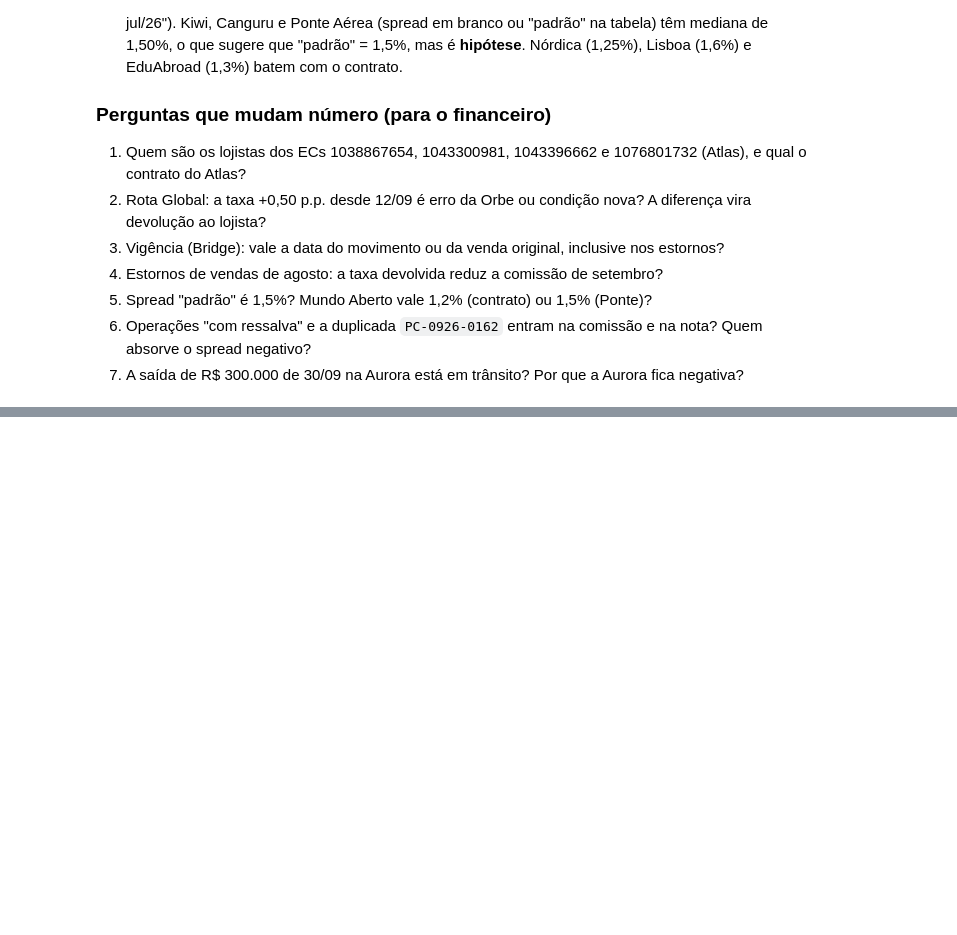
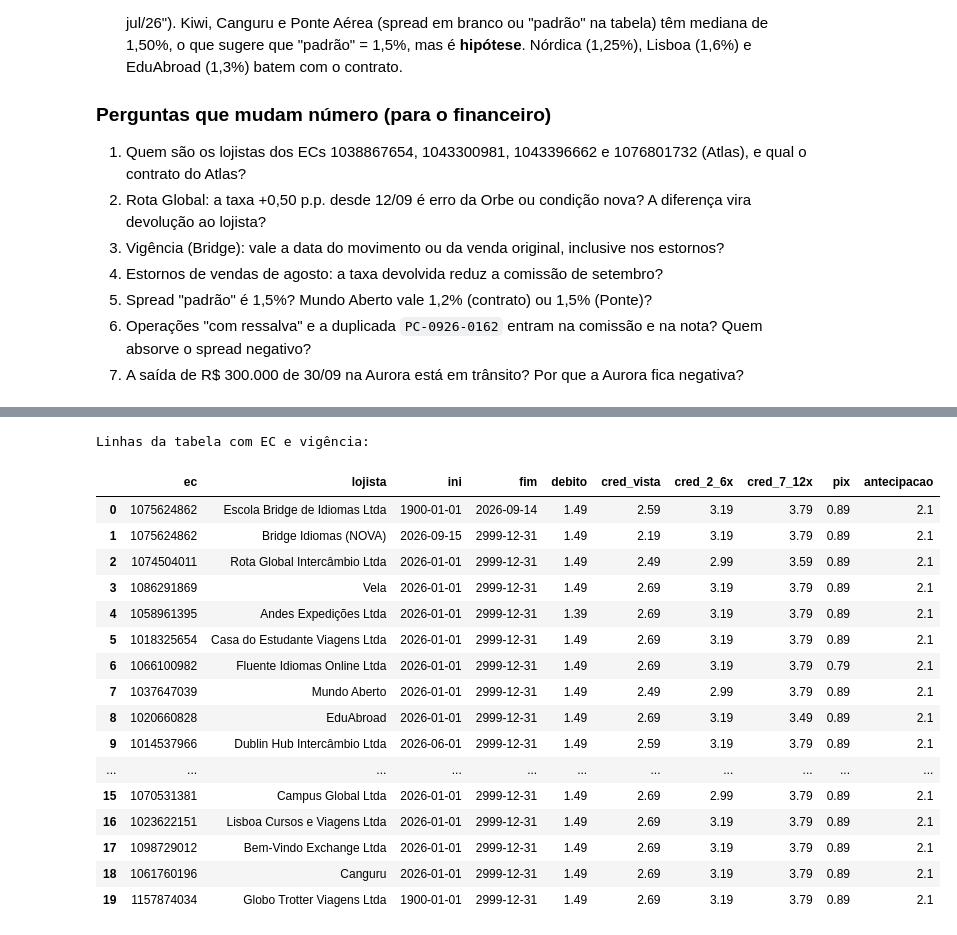
Before and after one commit to matos01pedro26-lab/hackaton_barte, a Jupyter notebook: exploracao_inicial.ipynb, the cells around one changed output, grey strips where cells are left out. Saved outputs shown, nothing was run; the diff lists cells and outputs as text; code cells hidden in the pictures; blank space fills up the shorter version.

```diff
--- a/exploracao_inicial.ipynb
+++ b/exploracao_inicial.ipynb
@@ -1318,0 +1329,41 @@ Resumo do que as células acima mostraram com o data pack de setembro/2026. Cada
+# %%
+def parse_vig(s):
+    s = str(s or "").strip()
+    datas = re.findall(r"\d{2}/\d{2}/\d{4}", s)
+    if not datas:
+        return pd.Timestamp("1900-01-01"), pd.Timestamp("2999-12-31")
+    dt = pd.to_datetime(datas[0], format="%d/%m/%Y")
+    if s.lower().startswith("até"):
+        return pd.Timestamp("1900-01-01"), dt
+    return dt, pd.Timestamp("2999-12-31")
+
+cols_v2 = {"debito": "debito", "credito_a_vista": "cred_vista", "credito_2_6x": "cred_2_6x",
+           "credito_7_12x": "cred_7_12x", "pix": "pix", "antecipacao": "antecipacao"}
+linhas_t = []
+for _, r in tx[tx.ec.notna()].iterrows():
+    ini, fim = parse_vig(r.vigencia)
+    reg = {"ec": str(r.ec), "lojista": r.lojista, "ini": ini, "fim": fim}
+    reg.update({c: pct(r[c]) for c in cols_v2.values()})
+    linhas_t.append(reg)
+tabela_v2 = pd.DataFrame(linhas_t)
+print("Linhas da tabela com EC e vigência:")
+display(tabela_v2)
+# %% [output]
+Linhas da tabela com EC e vigência:
+|  | ec | lojista | ini | fim | debito | cred_vista | cred_2_6x | cred_7_12x | pix | antecipacao |
+| 0 | 1075624862 | Escola Bridge de Idiomas Ltda | 1900-01-01 | 2026-09-14 | 1.49 | 2.59 | 3.19 | 3.79 | 0.89 | 2.1 |
+| 1 | 1075624862 | Bridge Idiomas (NOVA) | 2026-09-15 | 2999-12-31 | 1.49 | 2.19 | 3.19 | 3.79 | 0.89 | 2.1 |
+| 2 | 1074504011 | Rota Global Intercâmbio Ltda | 2026-01-01 | 2999-12-31 | 1.49 | 2.49 | 2.99 | 3.59 | 0.89 | 2.1 |
+| 3 | 1086291869 | Vela | 2026-01-01 | 2999-12-31 | 1.49 | 2.69 | 3.19 | 3.79 | 0.89 | 2.1 |
+| 4 | 1058961395 | Andes Expedições Ltda | 2026-01-01 | 2999-12-31 | 1.39 | 2.69 | 3.19 | 3.79 | 0.89 | 2.1 |
+| 5 | 1018325654 | Casa do Estudante Viagens Ltda | 2026-01-01 | 2999-12-31 | 1.49 | 2.69 | 3.19 | 3.79 | 0.89 | 2.1 |
+| 6 | 1066100982 | Fluente Idiomas Online Ltda | 2026-01-01 | 2999-12-31 | 1.49 | 2.69 | 3.19 | 3.79 | 0.79 | 2.1 |
+| 7 | 1037647039 | Mundo Aberto | 2026-01-01 | 2999-12-31 | 1.49 | 2.49 | 2.99 | 3.79 | 0.89 | 2.1 |
+| 8 | 1020660828 | EduAbroad | 2026-01-01 | 2999-12-31 | 1.49 | 2.69 | 3.19 | 3.49 | 0.89 | 2.1 |
+| 9 | 1014537966 | Dublin Hub Intercâmbio Ltda | 2026-06-01 | 2999-12-31 | 1.49 | 2.59 | 3.19 | 3.79 | 0.89 | 2.1 |
+| ... | ... | ... | ... | ... | ... | ... | ... | ... | ... | ... |
+| 15 | 1070531381 | Campus Global Ltda | 2026-01-01 | 2999-12-31 | 1.49 | 2.69 | 2.99 | 3.79 | 0.89 | 2.1 |
+| 16 | 1023622151 | Lisboa Cursos e Viagens Ltda | 2026-01-01 | 2999-12-31 | 1.49 | 2.69 | 3.19 | 3.79 | 0.89 | 2.1 |
+| 17 | 1098729012 | Bem-Vindo Exchange Ltda | 2026-01-01 | 2999-12-31 | 1.49 | 2.69 | 3.19 | 3.79 | 0.89 | 2.1 |
+| 18 | 1061760196 | Canguru | 2026-01-01 | 2999-12-31 | 1.49 | 2.69 | 3.19 | 3.79 | 0.89 | 2.1 |
+| 19 | 1157874034 | Globo Trotter Viagens Ltda | 1900-01-01 | 2999-12-31 | 1.49 | 2.69 | 3.19 | 3.79 | 0.89 | 2.1 |
```
Also changed, not shown: parts of 7 cells of this notebook, 14 other files.
